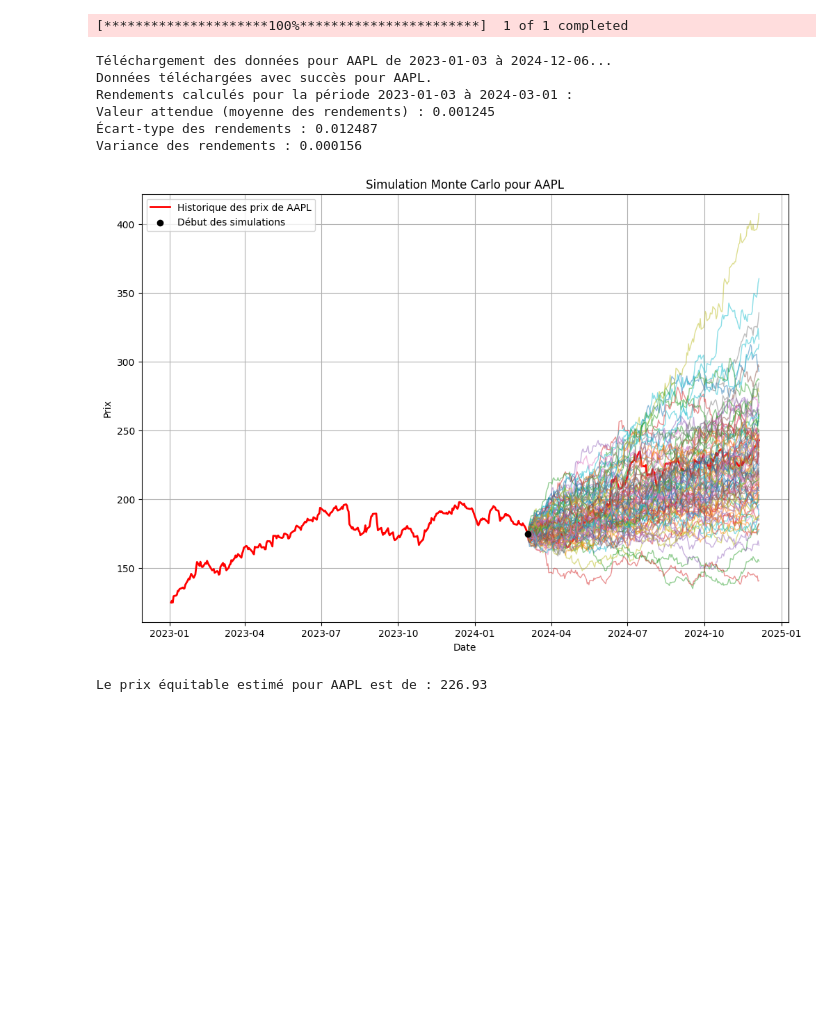
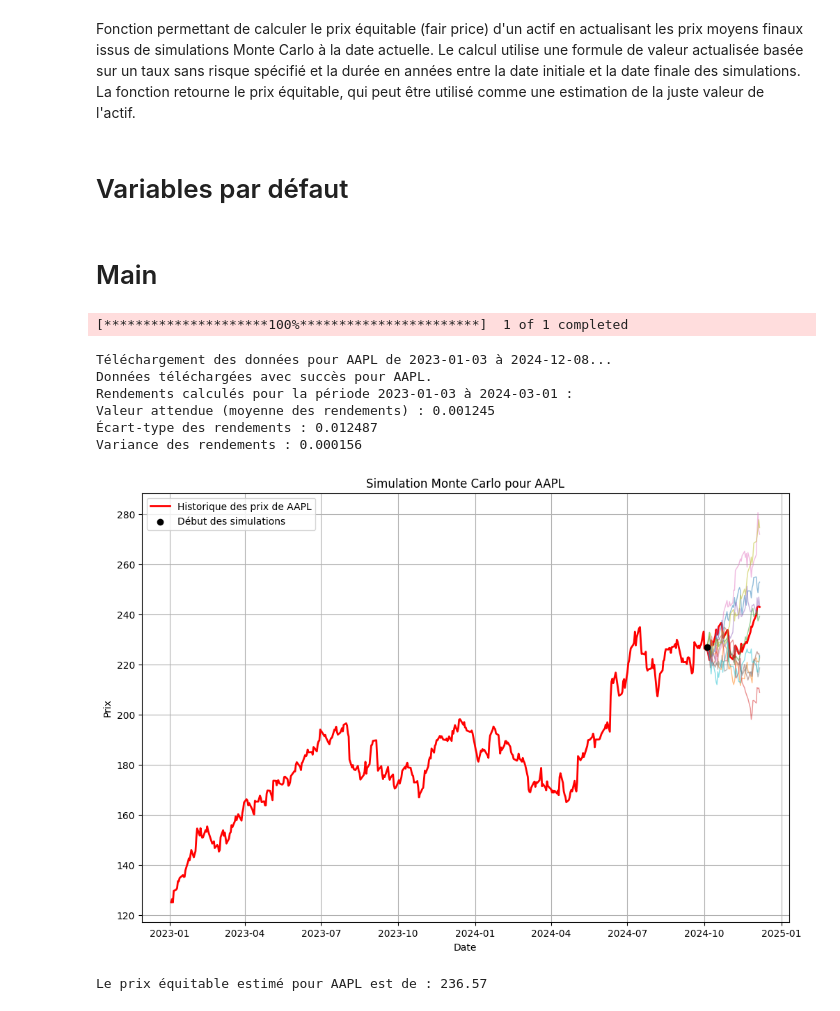
Before and after one commit to clement-bbier/FinancialMarketsProject, a Jupyter notebook: RandomWalk.ipynb, the cells around one changed output. Saved outputs shown, nothing was run; the diff lists cells and outputs as text; code cells hidden in the pictures; blank space fills up the shorter version.

```diff
--- a/RandomWalk.ipynb
+++ b/RandomWalk.ipynb
@@ -60,0 +39,11 @@ def validate_ticker(default="AAPL"):
+# %%
+def validate_ticker(default="AAPL"):
+    while True:
+        ticker = input(f"Entrez le ticker (par ex. AAPL, MSFT, TSLA) (par défaut : {default}) : ").strip().upper()
+        ticker = ticker if ticker else default
+        stock = yf.Ticker(ticker)
+        stock.history(period="1d")
+        prices = stock.history(period="1d")
+        if not prices.empty:
+            return ticker
+        print(f"Le ticker {ticker} n'est pas valide. Veuillez réessayer.")
@@ -60,0 +52,13 @@ def validate_ticker(default="AAPL"):
+# %%
+def validate_date(prompt, default=None, prices=None):
+    while True:
+        try:
+            date_input = input(f"{prompt} (par défaut : {default}) : ").strip()
+            date_input = date_input if date_input else default
+            date = dt.datetime.strptime(date_input, "%Y-%m-%d").date()
+            if prices is not None and date not in pd.to_datetime(prices.index).date:
+                print(f"Erreur : La date {date} doit être un jour de trading valide dans les données.")
+                continue
+            return date
+        except ValueError:
+            print("Erreur : La date saisie est invalide. Veuillez respecter le format AAAA-MM-JJ.")
@@ -133,0 +138,2 @@ def calculate_fair_price(mean_final_price, dates, risk_free_rate):
+# %% [markdown]
+Fonction permettant de calculer le prix équitable (fair price) d'un actif en actualisant les prix moyens finaux issus de simulations Monte Carlo à la date actuelle. Le calcul utilise une formule de valeur actualisée basée sur un taux sans risque spécifié et la durée en années entre la date initiale et la date finale des simulations. La fonction retourne le prix équitable, qui peut être utilisé comme une estimation de la juste valeur de l'actif.
@@ -134,13 +145,28 @@ def calculate_fair_price(mean_final_price, dates, risk_free_rate):
+# %% [markdown]
+# Variables par défaut
 # %%
-# Définitions des valeurs par défaut cohérentes
+# Date du jour
+today = date.today().strftime("%Y-%m-%d")
+
+# Plage téléchargement de l'historique
 default_start_date = "2023-01-03"
-default_end_date = date.today().strftime("%Y-%m-%d")  # Date du jour comme valeur par défaut pour le téléchargement de l'historique
+default_end_date = today
+
+# Plage pour les calculs des paramètres statistiques
 default_start_sub_period = "2023-01-03"
 default_end_sub_period = "2024-03-01"
-default_start_sim_period = "2024-03-04"
-default_end_sim_period = date.today().strftime("%Y-%m-%d")
+
+# Plage pour les marches aléatoires
+default_start_sim_period = "2024-10-04"
+default_end_sim_period = today
+
+# Nombre de marches aléatoires
 default_nb_simulation = 10
+
+# Taux sans risque
 default_risk_free_rate = 0.03
+# %% [markdown]
+# Main
 # %%
 # Validation du ticker
 ticker = validate_ticker()
@@ -184,37 +210,37 @@ nb_simulation = int(input(f"Entrez le nombre de simulations à effectuer (par d
 risk_free_rate = float(input(f"Entrez le taux sans risque (par défaut : {default_risk_free_rate}) : ") or default_risk_free_rate)
 
 # Calcul du nombre de pas pour la simulation
-nb_step = len(pd.bdate_range(start=start_sim_period, end=end_date)) - 2  # -2 pour exclure la date de début et de fin
+nb_step = len(pd.bdate_range(start=start_sim_period, end=end_date)) -1 # -1 pour exclure la date de début
 
 # Simulation Monte Carlo
 final_prices, simulation_dates = monte_carlo_simulation(
     ticker=ticker,
     prices=prices,
     nb_simulation=nb_simulation,
     nb_step=nb_step,
     initial_date=start_sim_period,
     initial_price=prices.loc[pd.Timestamp(start_sim_period), 'Close'],
     mean=mean,
     std=std
 )
 
 mean_final_price = np.mean(final_prices)
 
 # Calcul du prix équitable
 fair_price = calculate_fair_price(
     mean_final_price=mean_final_price,
     dates=simulation_dates,
     risk_free_rate=risk_free_rate
 )
 
 print(f"\nLe prix équitable estimé pour {ticker} est de : {fair_price:.2f}")
 # %% [output]
 [*********************100%***********************]  1 of 1 completed
-Téléchargement des données pour AAPL de 2023-01-03 à 2024-12-06...
+Téléchargement des données pour AAPL de 2023-01-03 à 2024-12-08...
 Données téléchargées avec succès pour AAPL.
 Rendements calculés pour la période 2023-01-03 à 2024-03-01 :
 Valeur attendue (moyenne des rendements) : 0.001245
 Écart-type des rendements : 0.012487
 Variance des rendements : 0.000156
-[figure, old version]
+[figure, new version]
-Le prix équitable estimé pour AAPL est de : 226.93
+Le prix équitable estimé pour AAPL est de : 236.57
```
Also changed, not shown: parts of 22 cells of this notebook, 1 other file.
